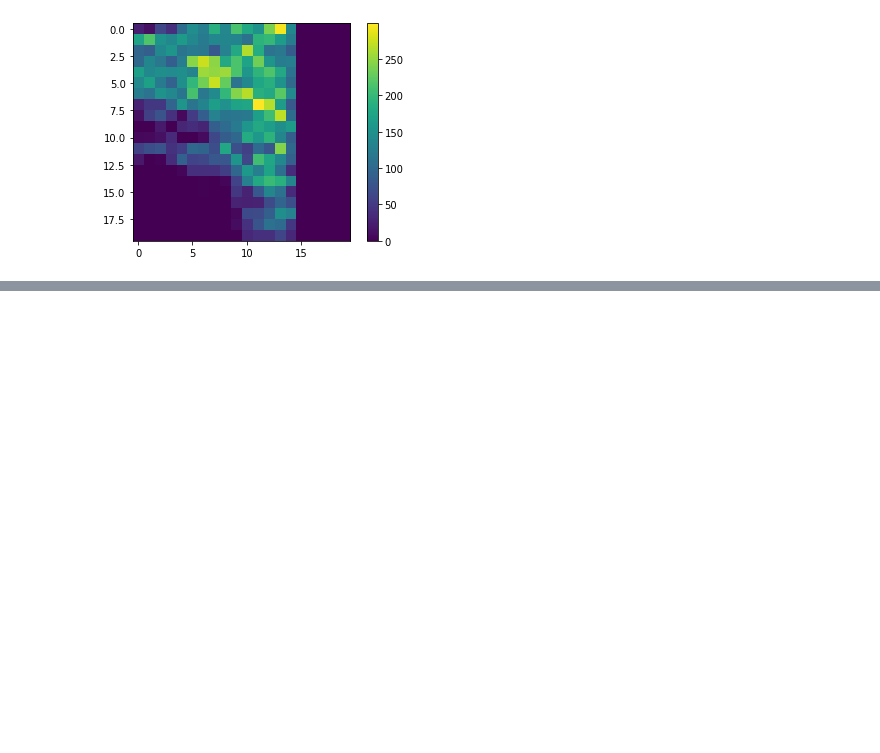
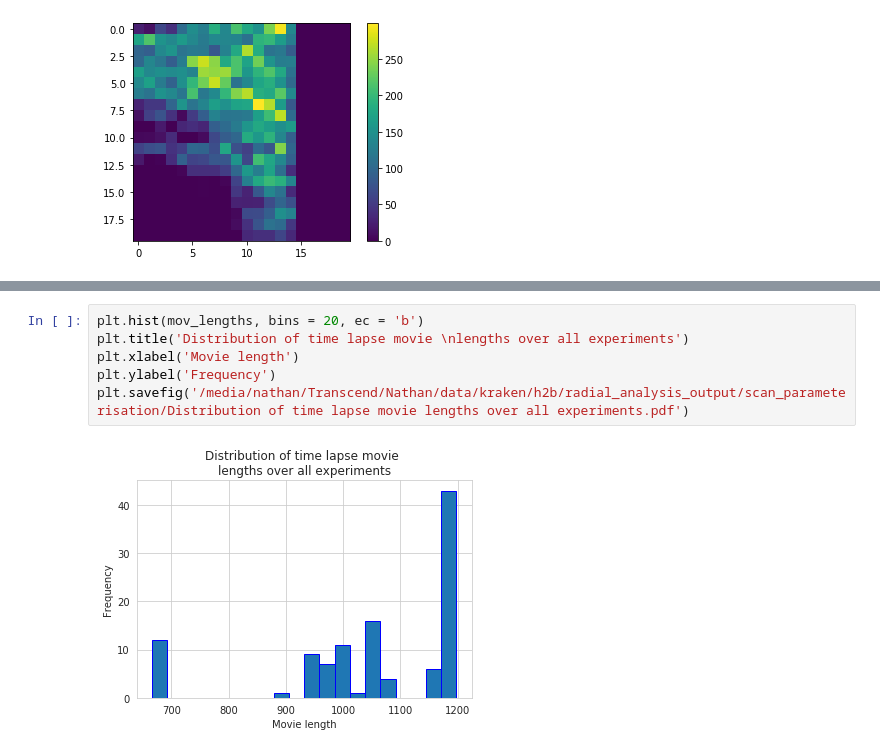
Before and after one commit to nthndy/cell-comp-analysis, a Jupyter notebook: cell_radial_analysis/Temporal_Occupancy.ipynb, the cells around one changed output, grey strips where cells are left out. Drawn from its saved outputs; the diff is of its cells as text; blank space fills up the shorter version.

```diff
--- a/cell_radial_analysis/Temporal_Occupancy.ipynb
+++ b/cell_radial_analysis/Temporal_Occupancy.ipynb
@@ -260,0 +453,8 @@ plt.
+# %%
+plt.hist(mov_lengths, bins = 20, ec = 'b')
+plt.title('Distribution of time lapse movie \nlengths over all experiments')
+plt.xlabel('Movie length')
+plt.ylabel('Frequency')
+plt.savefig('/media/nathan/Transcend/Nathan/data/kraken/h2b/radial_analysis_output/scan_parameterisation/Distribution of time lapse movie lengths over all experiments.pdf')
+# %% [output]
+[figure, added]
```
Also changed, not shown: parts of 11 cells of this notebook.
